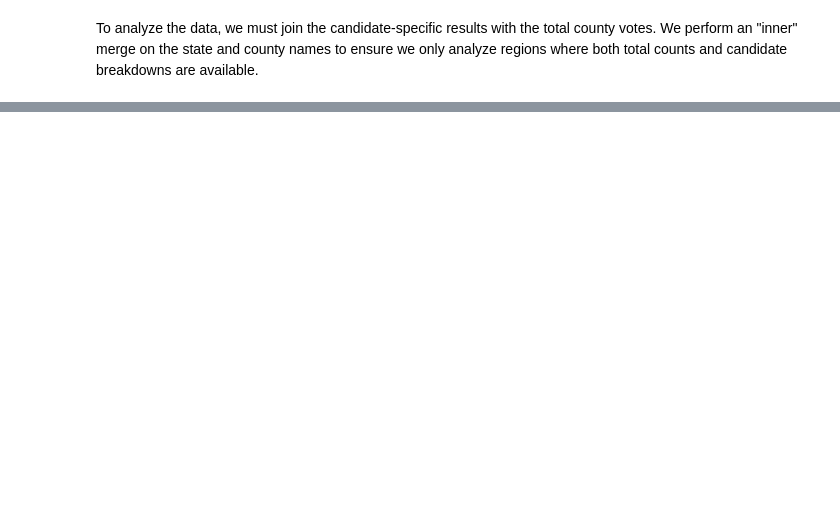
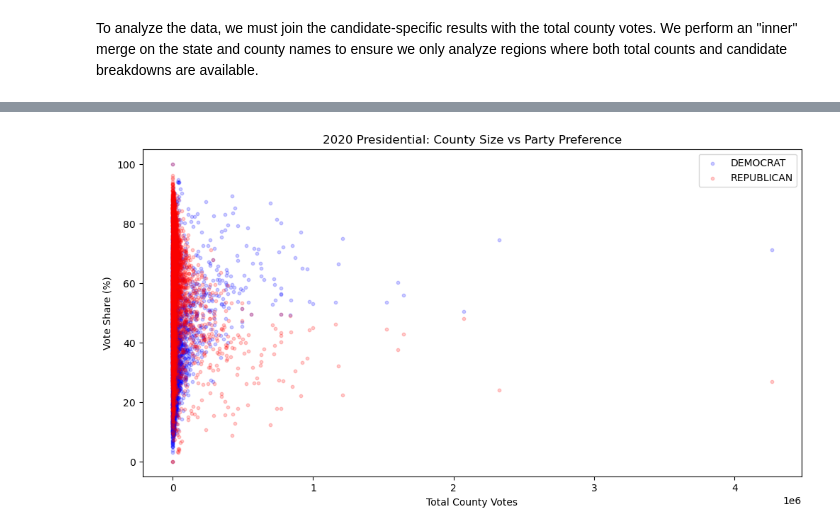
Before and after one commit to Orlykg/datasci151spring2026, a Jupyter notebook: _final_project/final_project.ipynb, the cells around one changed output, grey strips where cells are left out. Saved outputs shown, nothing was run; the diff lists cells and outputs as text; code cells hidden in the pictures; blank space fills up the shorter version.

```diff
--- a/_final_project/final_project.ipynb
+++ b/_final_project/final_project.ipynb
@@ -17,11 +17,3 @@ To analyze the data, we must join the candidate-specific results with the total
 president_merged = pd.merge(president_cand, president_county, on = ["state", "county"], how = "left")
 senator_merged = pd.merge(senator_cand, senator_county, on = ["state", "county"], how = "left")
 governor_merged = pd.merge(governor_cand, governor_county, on = ["state", "county"], how = "left")
-# %%
-president_merged = president_merged.drop(columns = ['candidate', 'percent'])
-senator_merged = senator_merged.drop(columns = ['candidate', 'percent'])
-governor_merged = governor_merged.drop(columns = ['candidate', 'percent'])
-
-print(president_merged)
-print(senator_merged)
-print(governor_merged)
@@ -62,0 +20,11 @@ display(governor_clean.head())
+# %%
+def clean_election(df):
+    df["state"] = df["state"].str.strip()
+    df["county"] = df["county"].str.strip()
+    df["party"] = df["party"].str.strip()
+
+    df["party"] = df["party"].replace({"DEM": "DEMOCRAT", "REP": "REPUBLICAN"})
+    df = df.query("party == 'DEMOCRAT' or party == 'REPUBLICAN'")
+
+    df = df.rename(columns = {'total_votes_x': 'candidate_votes', 'current_votes': 'county_total'})
+    return df[["state", "county", "party", "candidate_votes", "county_total"]]
@@ -62,0 +44,20 @@ display(governor_clean.head())
+# %%
+def plot_urban_rural(df, title):
+    df['vote_share'] = (df['candidate_votes'] / df['county_total']) * 100
+
+    plt.figure(figsize = (12, 6))
+    for party, color in [('DEMOCRAT', 'blue'), ('REPUBLICAN', 'red')]:
+        subset = df[df['party'] == party]
+        plt.scatter(subset['county_total'], subset['vote_share'],
+                    color = color, alpha = 0.2, label = party, s = 10)
+
+    plt.title(title)
+    plt.xlabel("Total County Votes")
+    plt.ylabel("Vote Share (%)")
+    plt.legend()
+    plt.show()
+
+# Visualize the result
+plot_urban_rural(president_clean, "2020 Presidential: County Size vs Party Preference")
+# %% [output]
+[figure, added]
```
Also changed, not shown: parts of 6 cells of this notebook.
